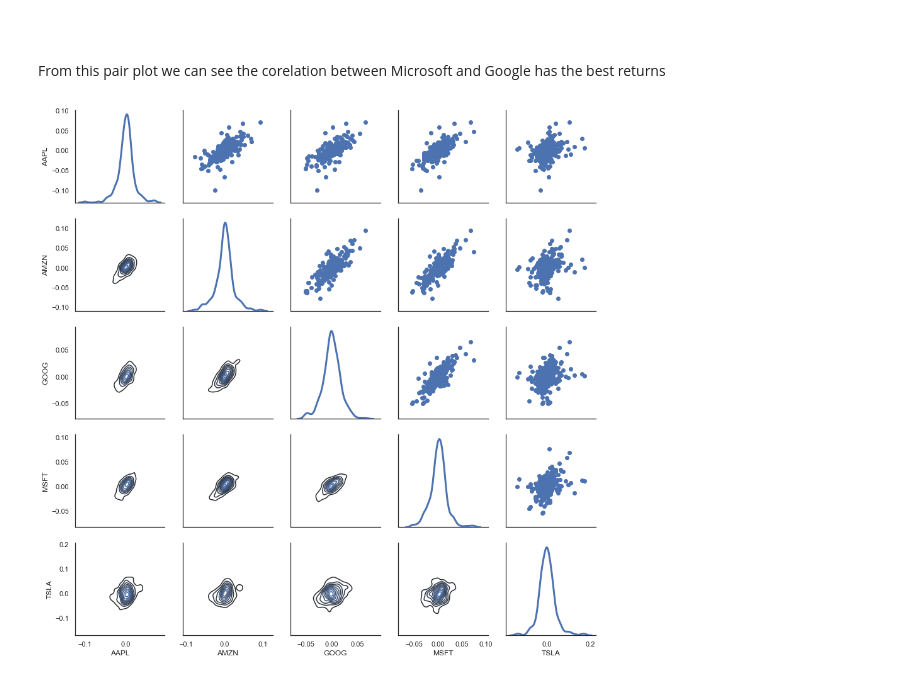
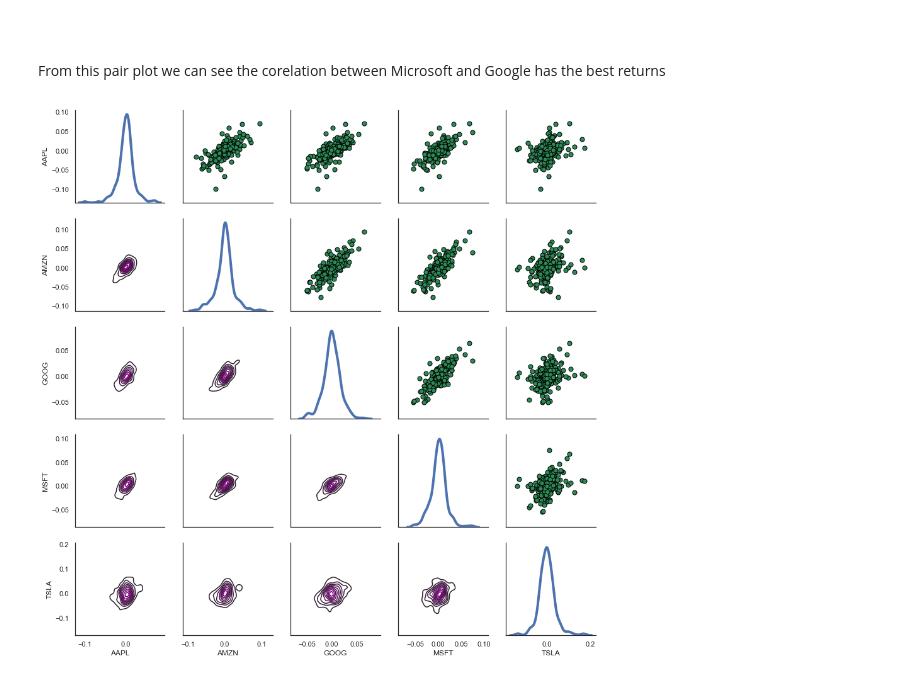
Before and after one commit to ajmal017/Finding-the-risk-in-stock-market-Pandas-, a Jupyter notebook: Technology Stock market analysis finding risk and predictive future stock prices.ipynb, the cells around one changed output. Saved outputs shown, nothing was run; the diff lists cells and outputs as text; code cells hidden in the pictures.

Commit message:
scatter plot

```diff
--- a/Technology Stock market analysis finding risk and predictive future stock prices.ipynb
+++ b/Technology Stock market analysis finding risk and predictive future stock prices.ipynb
@@ -133,10 +133,10 @@ sns.pairplot(tech_returns.dropna(), palette="husl")
  <br><br>
  From this pair plot we can see the corelation between Microsoft and Google has the best returns <br>
 # %%
-sns.set(style="white")
-g = sns.PairGrid(tech_returns,diag_sharey=False)
-g.map_upper(plt.scatter)
-g.map_lower(sns.kdeplot)
-g.map_diag(sns.kdeplot, lw=3);
+
+g = sns.PairGrid(tech_returns,diag_sharey=False, palette="GnBu_d")
+g.map_upper(plt.scatter, s=50, edgecolor="black", color='seagreen', )
+g.map_lower(sns.kdeplot, color = "purple")
+g.map_diag(sns.kdeplot, lw=4);
 # %% [output]
-[figure, old version]
+[figure, new version]
```
